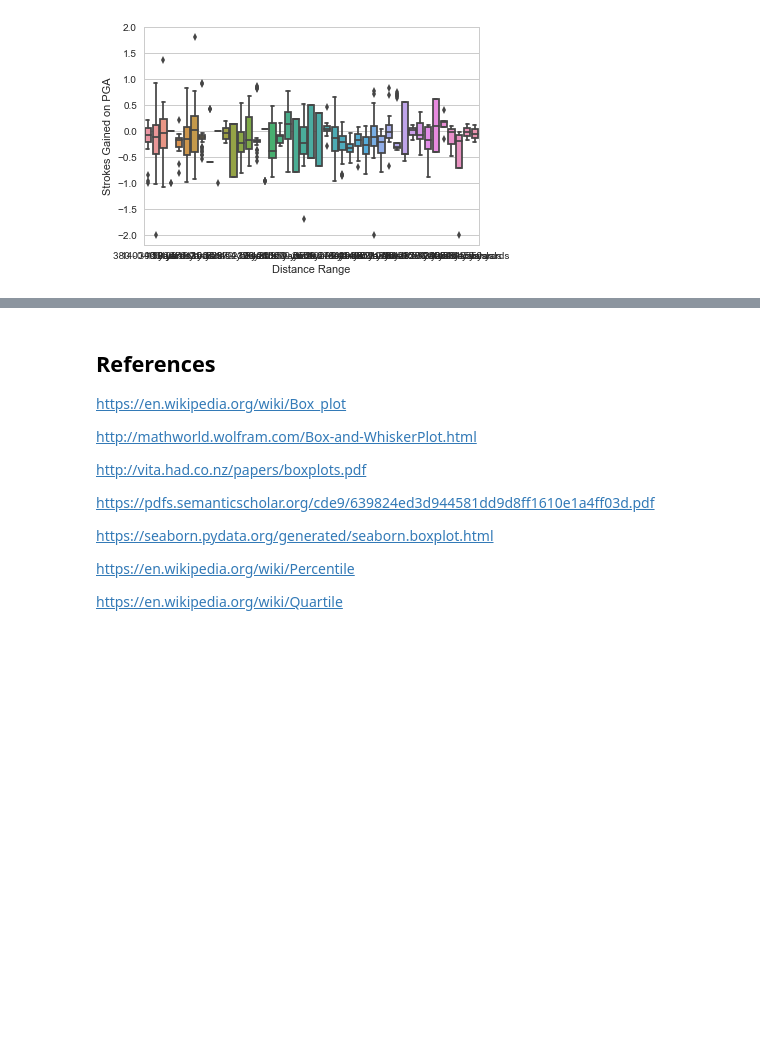
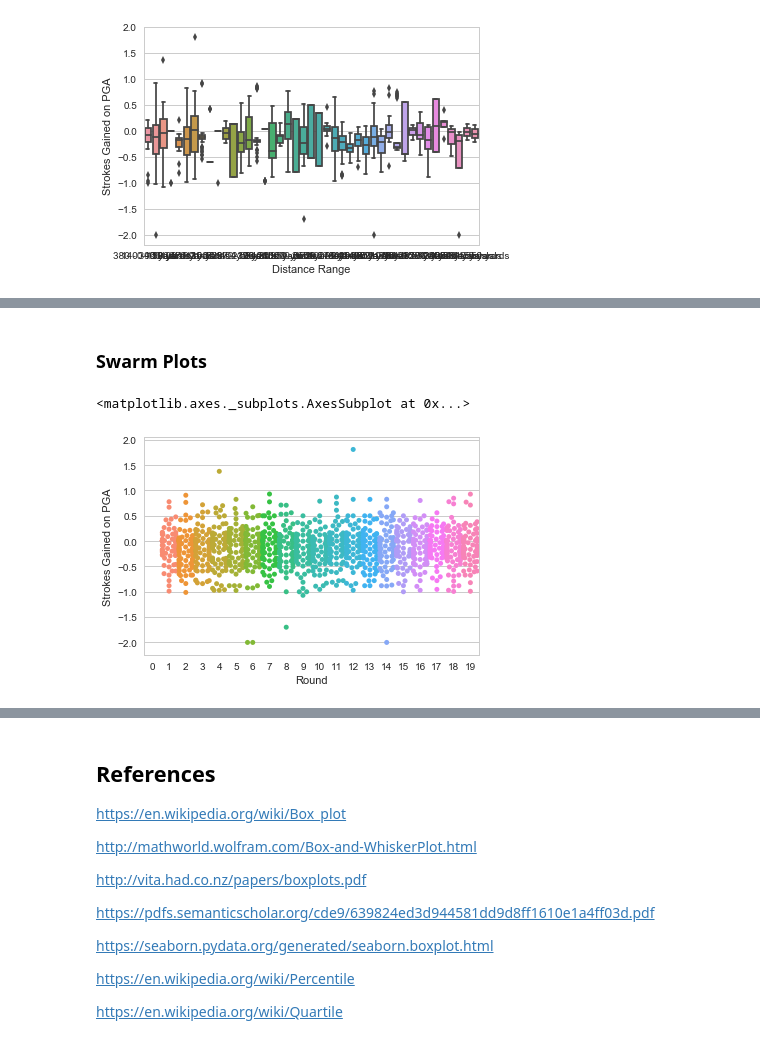
Before and after one commit to diarmuidwhelan/Fundamentals_of_Data_Analysis_Project, a Jupyter notebook: Fund_of_DA_proj.ipynb, the cells around one changed output, grey strips where cells are left out. Drawn from its saved outputs; the diff is of its cells as text; code cells hidden in the pictures; blank space fills up the shorter version.

```diff
--- a/Fund_of_DA_proj.ipynb
+++ b/Fund_of_DA_proj.ipynb
@@ -95,0 +116,7 @@ Percentile is a measure used in statistics indicating the value below which a gi
+# %% [markdown]
+### Swarm Plots
+# %%
+sns.swarmplot(x="Round", y='Strokes Gained on PGA',data=golf)
+# %% [output]
+<matplotlib.axes._subplots.AxesSubplot at 0x...>
+[figure, added]
```
Also changed, not shown: parts of 21 cells of this notebook.
